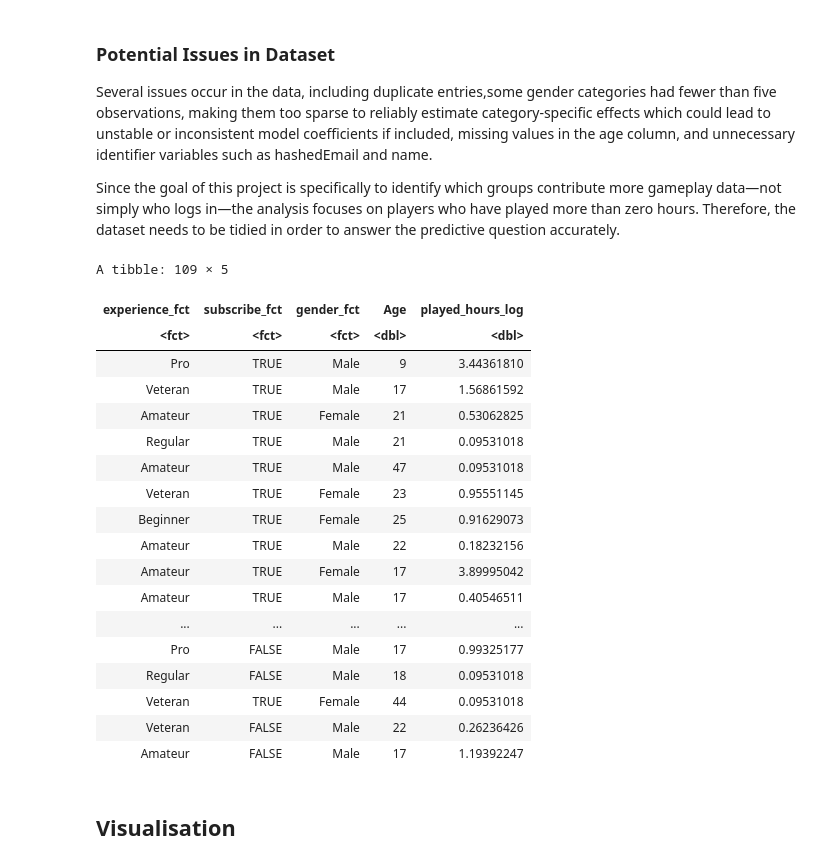
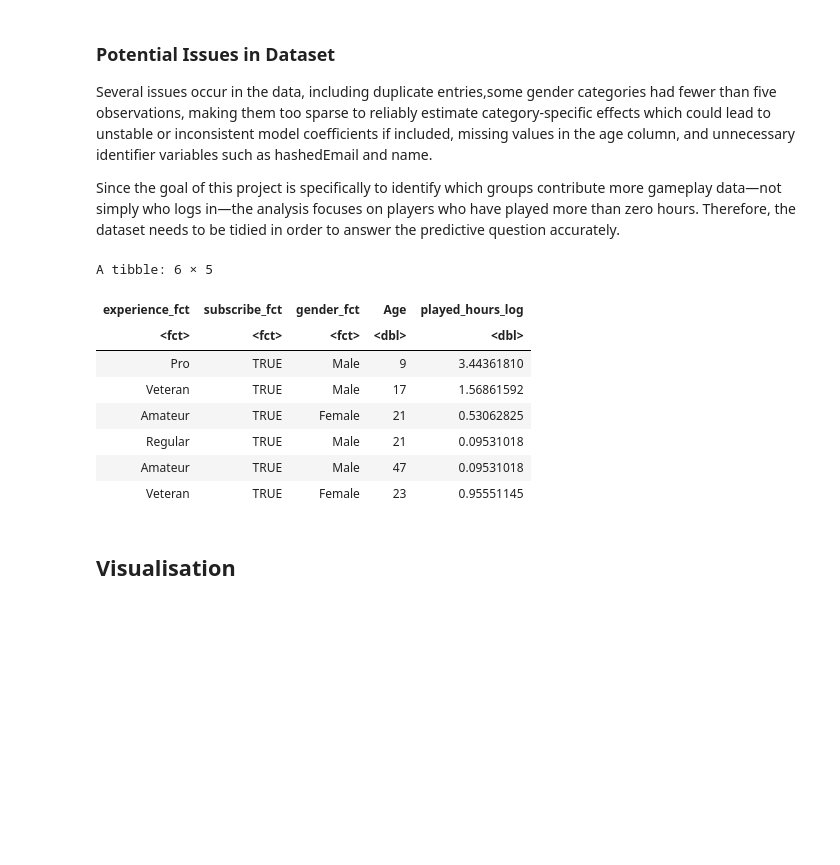
Before and after one commit to thaviship/individual-planning-dsci-100, a Jupyter notebook: Trial.ipynb, the cells around one changed output. Cells and saved outputs as stored; diff of their text form; code cells hidden in the pictures; blank space fills up the shorter version.

```diff
--- a/Trial.ipynb
+++ b/Trial.ipynb
@@ -137,45 +137,35 @@ players_tidy <- players_data |>
                 select(-hashedEmail, -name) |>
 
 #Convert subscribe, experience, and gender character variables to factor variables so that R can treat them as categorical variables.
   mutate(subscribe_fct=as_factor(subscribe)) |>
   mutate(experience_fct=as_factor(experience)) |>
   mutate(gender_fct=as_factor(gender)) |>
 
 #Filter out the played_hours variable and select only those who have >0 gameplay hours. Zero-hour players are non-contributors and do not contribute to the goal of identifying high-engagement users.
                 filter(played_hours>0) |>
 
 #Remove rows with missing Age, as leaving NA values leads to loss of rows silently and inconsistencies in model prediction.
          filter(!is.na(Age)) |>
 
 #To deal with extreme outliers in played_hours, transform highly skewed values into log as it compresses the large values, which makes the distribution closer to normal and stabilizes variance.
          mutate(played_hours_log = log(played_hours + 1))
 
 
 #remove non fct columns to prevent multicollinearlity when performing multivariable linear regression
 
 players_clean<- players_tidy |> select(experience_fct, subscribe_fct, gender_fct, Age, played_hours_log)
 
-players_clean
+head(players_clean)
 # %% [output]
-A tibble: 109 × 5
+A tibble: 6 × 5
 | experience_fct | subscribe_fct | gender_fct | Age | played_hours_log |
 | <fct> | <fct> | <fct> | <dbl> | <dbl> |
 | Pro | TRUE | Male | 9 | 3.44361810 |
 | Veteran | TRUE | Male | 17 | 1.56861592 |
 | Amateur | TRUE | Female | 21 | 0.53062825 |
 | Regular | TRUE | Male | 21 | 0.09531018 |
 | Amateur | TRUE | Male | 47 | 0.09531018 |
 | Veteran | TRUE | Female | 23 | 0.95551145 |
-| Beginner | TRUE | Female | 25 | 0.91629073 |
-| Amateur | TRUE | Male | 22 | 0.18232156 |
-| Amateur | TRUE | Female | 17 | 3.89995042 |
-| Amateur | TRUE | Male | 17 | 0.40546511 |
-| ... | ... | ... | ... | ... |
-| Pro | FALSE | Male | 17 | 0.99325177 |
-| Regular | FALSE | Male | 18 | 0.09531018 |
-| Veteran | TRUE | Female | 44 | 0.09531018 |
-| Veteran | FALSE | Male | 22 | 0.26236426 |
-| Amateur | FALSE | Male | 17 | 1.19392247 |
 # %% [markdown]
 ## Visualisation
 # %% [markdown]
```
Also changed, not shown: parts of 1 cell of this notebook.
